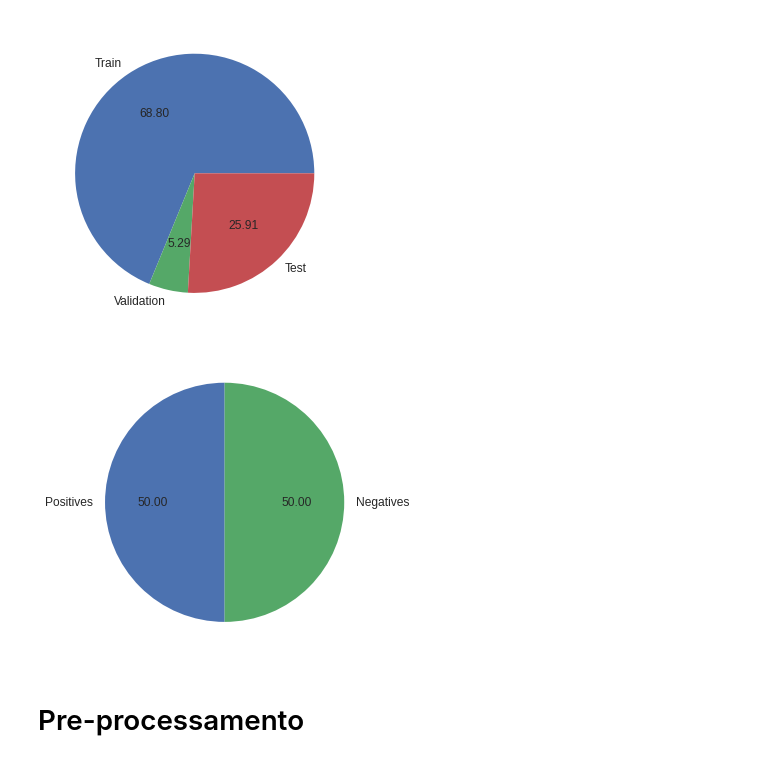
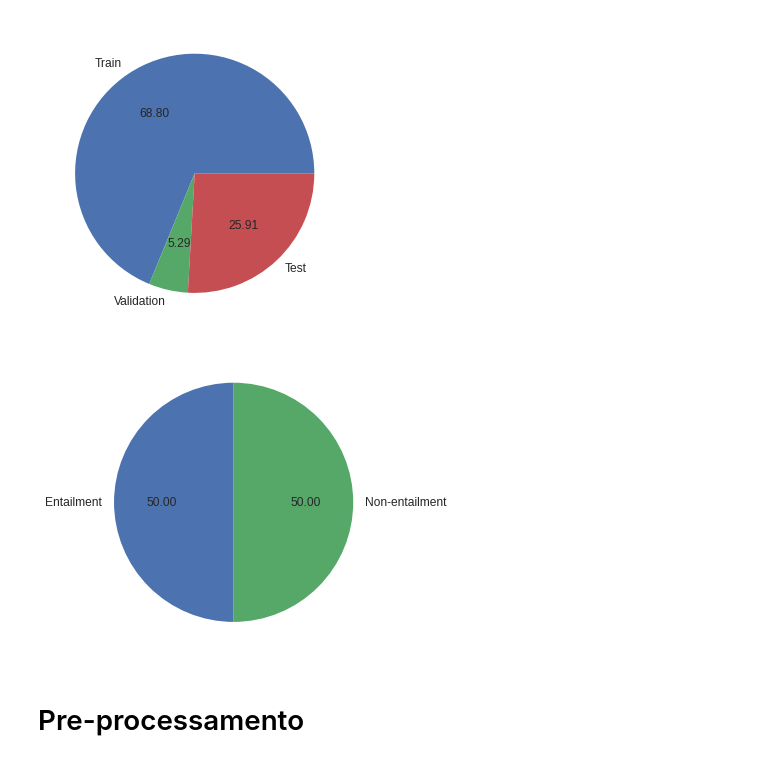
Before and after one commit to pedrosena138/assin2-bertimbau-benchmark, a Jupyter notebook: ASSIN2_Portuguese_BERT_TensorFlow.ipynb, the cells around one changed output. Cells and saved outputs as stored; diff of their text form; code cells hidden in the pictures.

```diff
--- a/ASSIN2_Portuguese_BERT_TensorFlow.ipynb
+++ b/ASSIN2_Portuguese_BERT_TensorFlow.ipynb
@@ -100,19 +103,19 @@ plt.show()
 # %%
 def count_pos_and_neg():
     pos = 0,
     neg = 0
     for key in dataset.keys():
         partial_neg, partial_pos = np.bincount(dataset[key]['entailment_judgment'])
         pos += partial_pos
         neg += int(partial_neg)
 
     return int(pos), neg
 
 pos, neg = count_pos_and_neg()
-plt.pie([pos, neg], labels=['Positives', 'Negatives'], autopct='%.2f', textprops={'size': 'large'}, startangle=90)
+plt.pie([pos, neg], labels=['Entailment', 'Non-entailment'], autopct='%.2f', textprops={'size': 'large'}, startangle=90)
 plt.show()
 # %% [output]
-[figure, old version]
+[figure, new version]
 # %% [markdown]
 # Pre-processamento
 # %%
```
Also changed, not shown: parts of 17 cells of this notebook.
